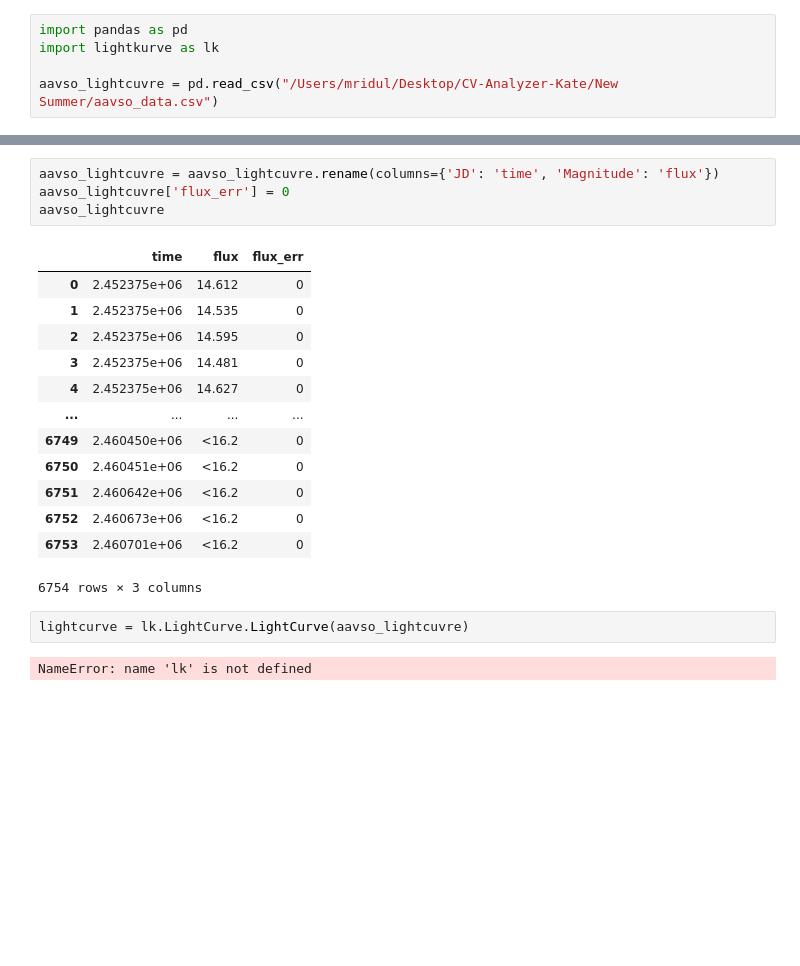
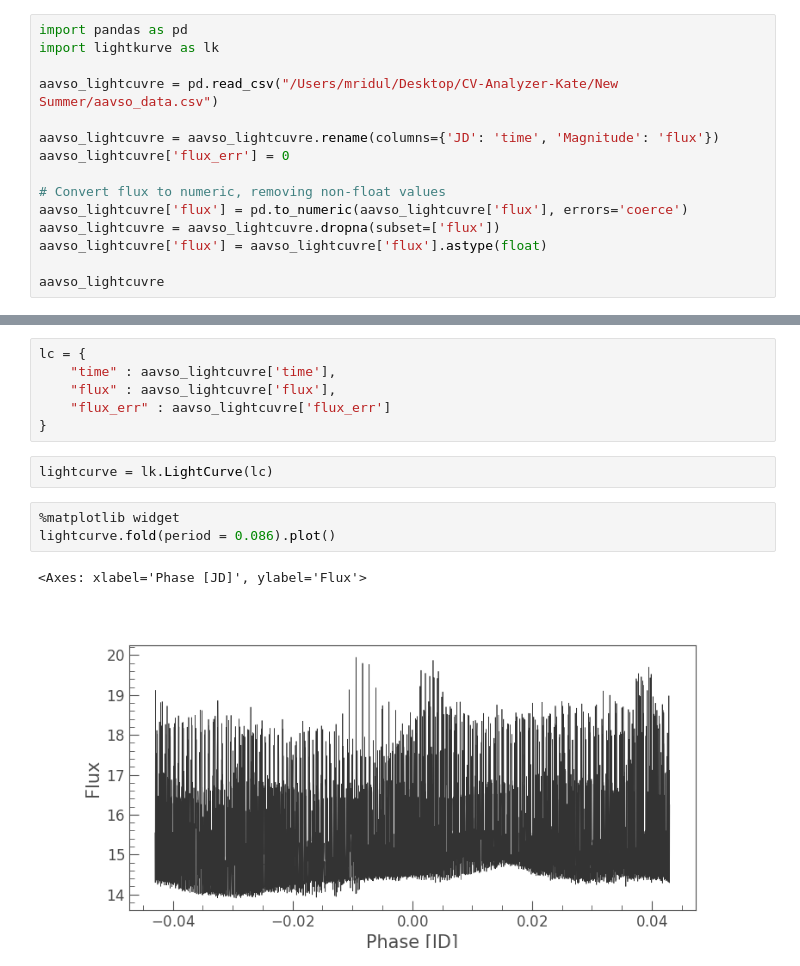
Before and after one commit to katerickels/CV-Analyzer, a Jupyter notebook: New Summer/folding.ipynb, the cells around one changed output, grey strips where cells are left out. Cells and saved outputs as stored; diff of their text form; blank space fills up the shorter version.

```diff
--- a/New Summer/folding.ipynb
+++ b/New Summer/folding.ipynb
@@ -3,4 +3,14 @@ import pandas as pd
 import lightkurve as lk
 
 aavso_lightcuvre = pd.read_csv("/Users/mridul/Desktop/CV-Analyzer-Kate/New Summer/aavso_data.csv")
+
+aavso_lightcuvre = aavso_lightcuvre.rename(columns={'JD': 'time', 'Magnitude': 'flux'})
+aavso_lightcuvre['flux_err'] = 0
+
+# Convert flux to numeric, removing non-float values
+aavso_lightcuvre['flux'] = pd.to_numeric(aavso_lightcuvre['flux'], errors='coerce')
+aavso_lightcuvre = aavso_lightcuvre.dropna(subset=['flux'])
+aavso_lightcuvre['flux'] = aavso_lightcuvre['flux'].astype(float)
+
+aavso_lightcuvre
 # %% [output]
@@ -8,22 +30,14 @@ AttributeError: type object 'LightCurve' has no attribute 'LightCurve'
 # %%
-aavso_lightcuvre = aavso_lightcuvre.rename(columns={'JD': 'time', 'Magnitude': 'flux'})
-aavso_lightcuvre['flux_err'] = 0
-aavso_lightcuvre
+lc = {
+    "time" : aavso_lightcuvre['time'],
+    "flux" : aavso_lightcuvre['flux'],
+    "flux_err" : aavso_lightcuvre['flux_err']
+}
-# %% [output]
-|  | time | flux | flux_err |
-| 0 | 2.452375e+06 | 14.612 | 0 |
-| 1 | 2.452375e+06 | 14.535 | 0 |
-| 2 | 2.452375e+06 | 14.595 | 0 |
-| 3 | 2.452375e+06 | 14.481 | 0 |
-| 4 | 2.452375e+06 | 14.627 | 0 |
-| ... | ... | ... | ... |
-| 6749 | 2.460450e+06 | <16.2 | 0 |
-| 6750 | 2.460451e+06 | <16.2 | 0 |
-| 6751 | 2.460642e+06 | <16.2 | 0 |
-| 6752 | 2.460673e+06 | <16.2 | 0 |
-| 6753 | 2.460701e+06 | <16.2 | 0 |
-6754 rows × 3 columns
 # %%
-lightcurve = lk.LightCurve.LightCurve(aavso_lightcuvre)
+lightcurve = lk.LightCurve(lc)
-# %% [output]
-NameError: name 'lk' is not defined
+# %%
+%matplotlib widget
+lightcurve.fold(period = 0.086).plot()
+# %% [output]
+<Axes: xlabel='Phase [JD]', ylabel='Flux'>
+[figure, added]
```
Also changed, not shown: parts of 2 cells of this notebook.
